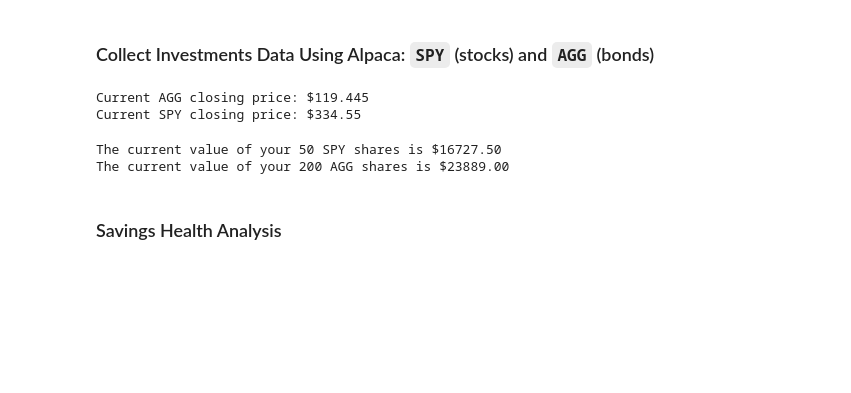
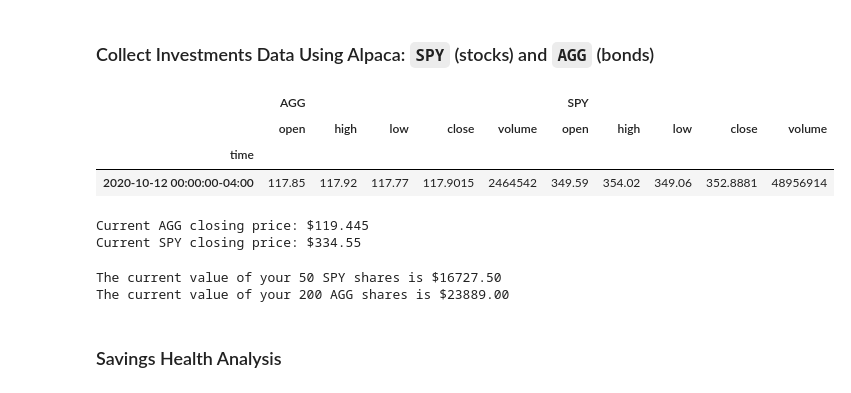
Before and after one commit to jonowens/financial_planning, a Jupyter notebook: financial_planner.ipynb, the cells around one changed output. Cells and saved outputs as stored; diff of their text form; code cells hidden in the pictures; blank space fills up the shorter version.

Commit message:
Formatted current data as ISO format for Alpaca object, set tickers, set timeframe to 1 day, captured closing prices and previewed dataframe.

```diff
--- a/financial_planner.ipynb
+++ b/financial_planner.ipynb
@@ -72,19 +72,28 @@ api = tradeapi.REST(
 )
 # %%
 # Format current date as ISO format
-# YOUR CODE HERE!
+start_date = pd.Timestamp("2020-10-12", tz="America/New_York").isoformat()
 
 # Set the tickers
 tickers = ["AGG", "SPY"]
 
 # Set timeframe to '1D' for Alpaca API
 timeframe = "1D"
 
 # Get current closing prices for SPY and AGG
-# YOUR CODE HERE!
+ticker_data = api.get_barset(
+    tickers,
+    timeframe,
+    start=start_date
+).df
 
 # Preview DataFrame
-# YOUR CODE HERE!
+ticker_data.head()
+# %% [output]
+|  | AGG |  |  |  |  | SPY |  |  |  |  |
+|  | open | high | low | close | volume | open | high | low | close | volume |
+| time |  |  |  |  |  |  |  |  |  |  |
+| 2020-10-12 00:00:00-04:00 | 117.85 | 117.92 | 117.77 | 117.9015 | 2464542 | 349.59 | 354.02 | 349.06 | 352.8881 | 48956914 |
 # %%
 # Pick AGG and SPY close prices
 # YOUR CODE HERE!
```
Also changed, not shown: parts of 3 cells of this notebook.
